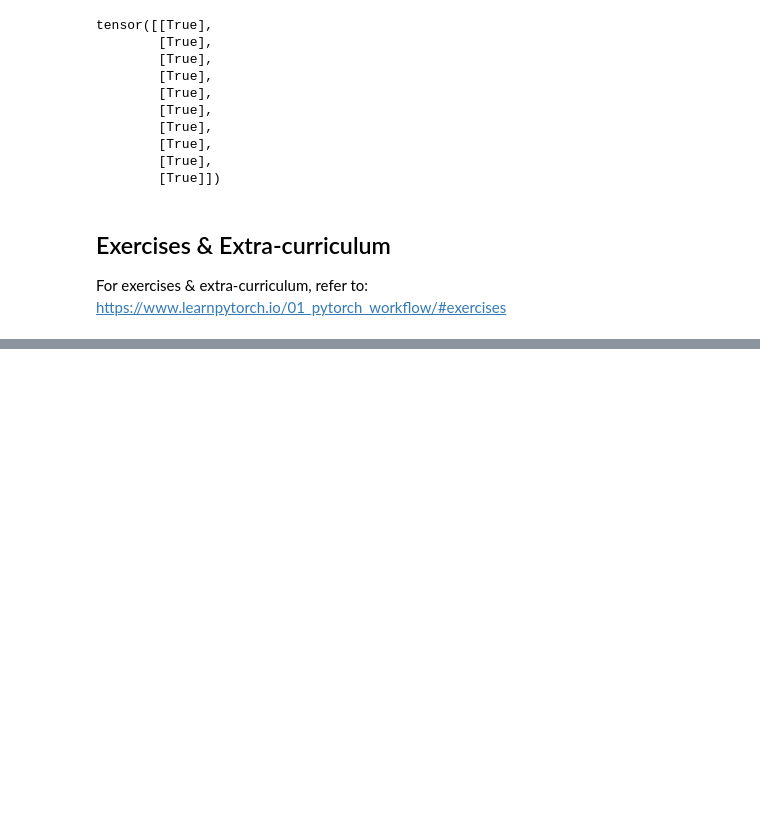
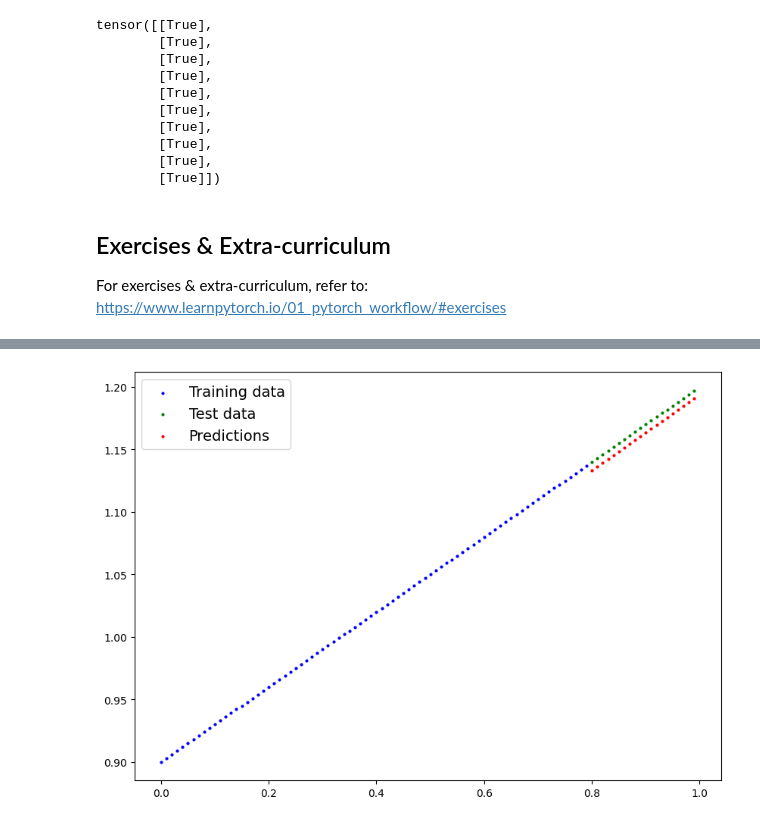
Before and after one commit to ndy-s/pytorch, a Jupyter notebook: 01. PyTorch Workflow.ipynb, the cells around one changed output, grey strips where cells are left out. Saved outputs shown, nothing was run; the diff lists cells and outputs as text; code cells hidden in the pictures; blank space fills up the shorter version.

```diff
--- a/01. PyTorch Workflow.ipynb
+++ b/01. PyTorch Workflow.ipynb
@@ -908,0 +1007,14 @@ For exercises & extra-curriculum, refer to: https://www.learnpytorch.io/01_pytor
+# %%
+# Create PyTorch linear regression model by subclassing nn.Module
+class LinearRegressionModelV3(nn.Module):
+    def __init__(self):
+        super().__init__()
+        self.linear_layer = nn.Linear(in_features=1,
+                                      out_features=1)
+
+    def forward(self, x: torch.Tensor) -> torch.Tensor:
+        return self.linear_layer(x)
+
+torch.manual_seed(42)
+model_2 = LinearRegressionModelV3()
+model_2,model_2.state_dict()
@@ -908,0 +1044,5 @@ For exercises & extra-curriculum, refer to: https://www.learnpytorch.io/01_pytor
+# %%
+# Create the loss function and optimizer
+loss_fn = nn.L1Loss()
+optimizer = torch.optim.SGD(params=model_2.parameters(),
+                            lr=0.01)
@@ -908,0 +1114,7 @@ For exercises & extra-curriculum, refer to: https://www.learnpytorch.io/01_pytor
+# %%
+# Make predictions with the model
+model_2.eval()
+
+with torch.inference_mode():
+    y_preds = model_2(X_test)
+y_preds
@@ -908,0 +1142,5 @@ For exercises & extra-curriculum, refer to: https://www.learnpytorch.io/01_pytor
+# %%
+# Plot the predictions (these may need to be on a specific device)
+plot_predictions(predictions=y_preds.cpu())
+# %% [output]
+[figure, added]
```
Also changed, not shown: parts of 19 cells of this notebook, 1 other file.
